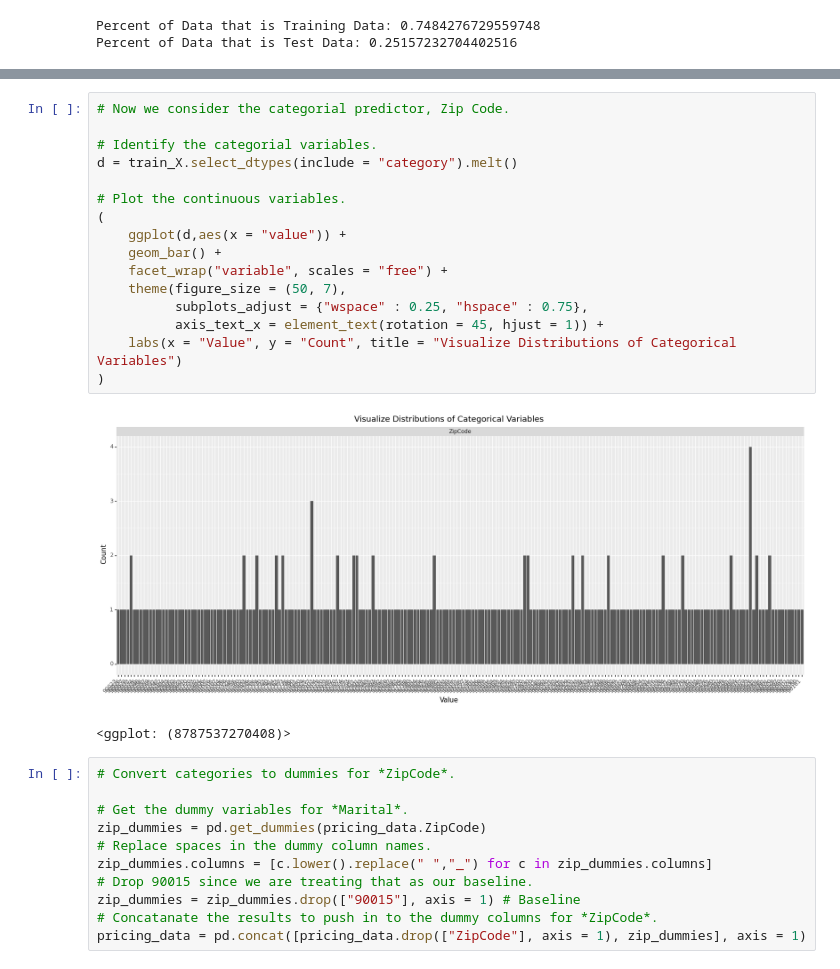
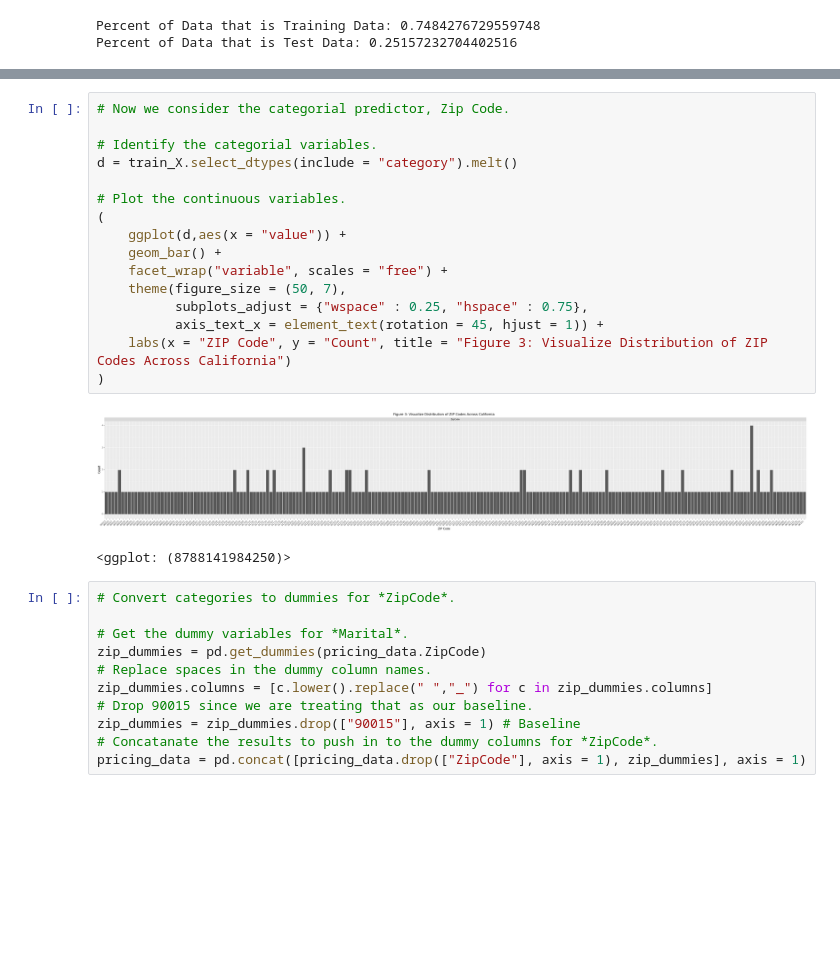
Before and after one commit to ryanripper/project_ppol564_fall2021, a Jupyter notebook: analysis/Data_Analysis.ipynb, the cells around one changed output, grey strips where cells are left out. Drawn from its saved outputs; the diff is of its cells as text; blank space fills up the shorter version.

```diff
--- a/analysis/Data_Analysis.ipynb
+++ b/analysis/Data_Analysis.ipynb
@@ -153,22 +153,22 @@ d_ln = d.loc[:, d.columns.str.startswith("ln_")].melt()
 # %%
 # Now we consider the categorial predictor, Zip Code.
 
 # Identify the categorial variables.
 d = train_X.select_dtypes(include = "category").melt()
 
 # Plot the continuous variables.
 (
     ggplot(d,aes(x = "value")) +
     geom_bar() +
     facet_wrap("variable", scales = "free") +
     theme(figure_size = (50, 7),
           subplots_adjust = {"wspace" : 0.25, "hspace" : 0.75},
           axis_text_x = element_text(rotation = 45, hjust = 1)) +
-    labs(x = "Value", y = "Count", title = "Visualize Distributions of Categorical Variables")
+    labs(x = "ZIP Code", y = "Count", title = "Figure 3: Visualize Distribution of ZIP Codes Across California")
 )
 # %% [output]
-[figure, old version]
+[figure, new version]
-<ggplot: (8787537270408)>
+<ggplot: (8788141984250)>
 # %%
 # Convert categories to dummies for *ZipCode*.
 
```
Also changed, not shown: parts of 3 cells of this notebook, 16 other files.
